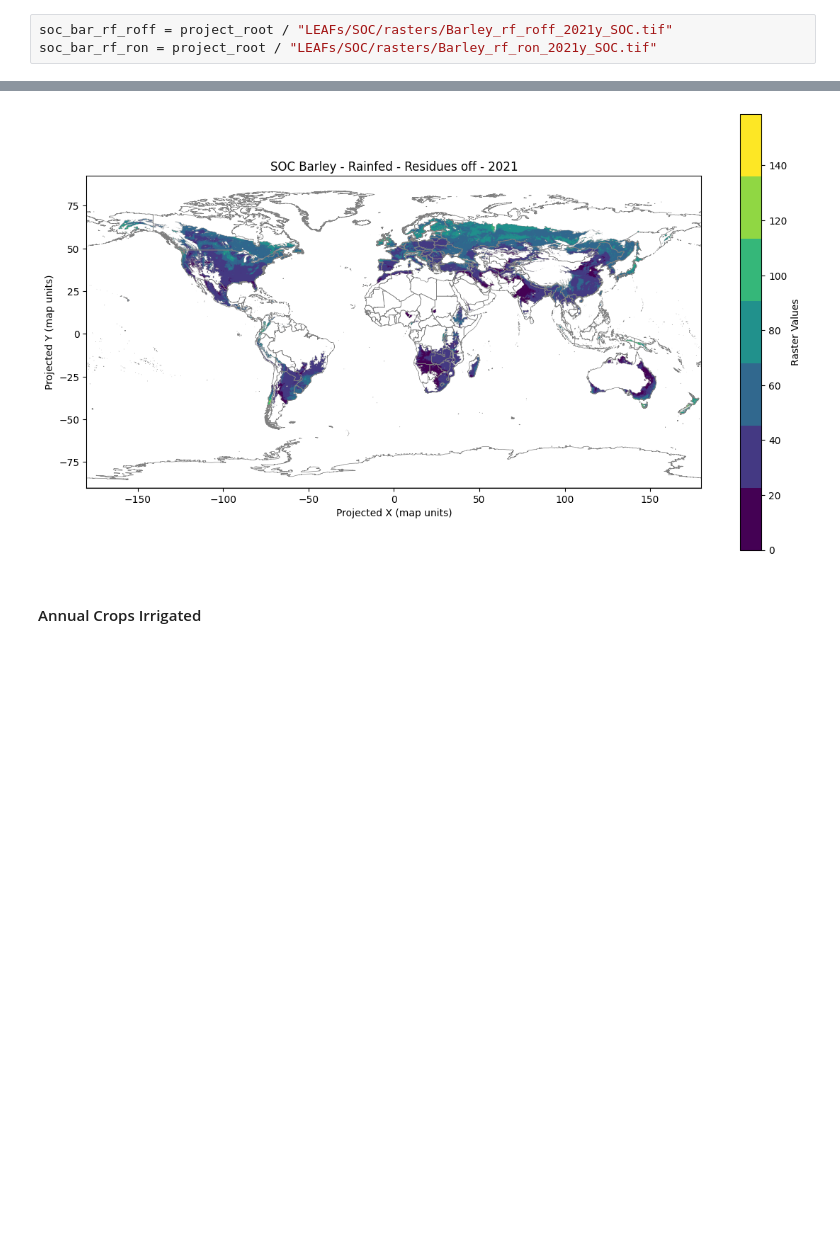
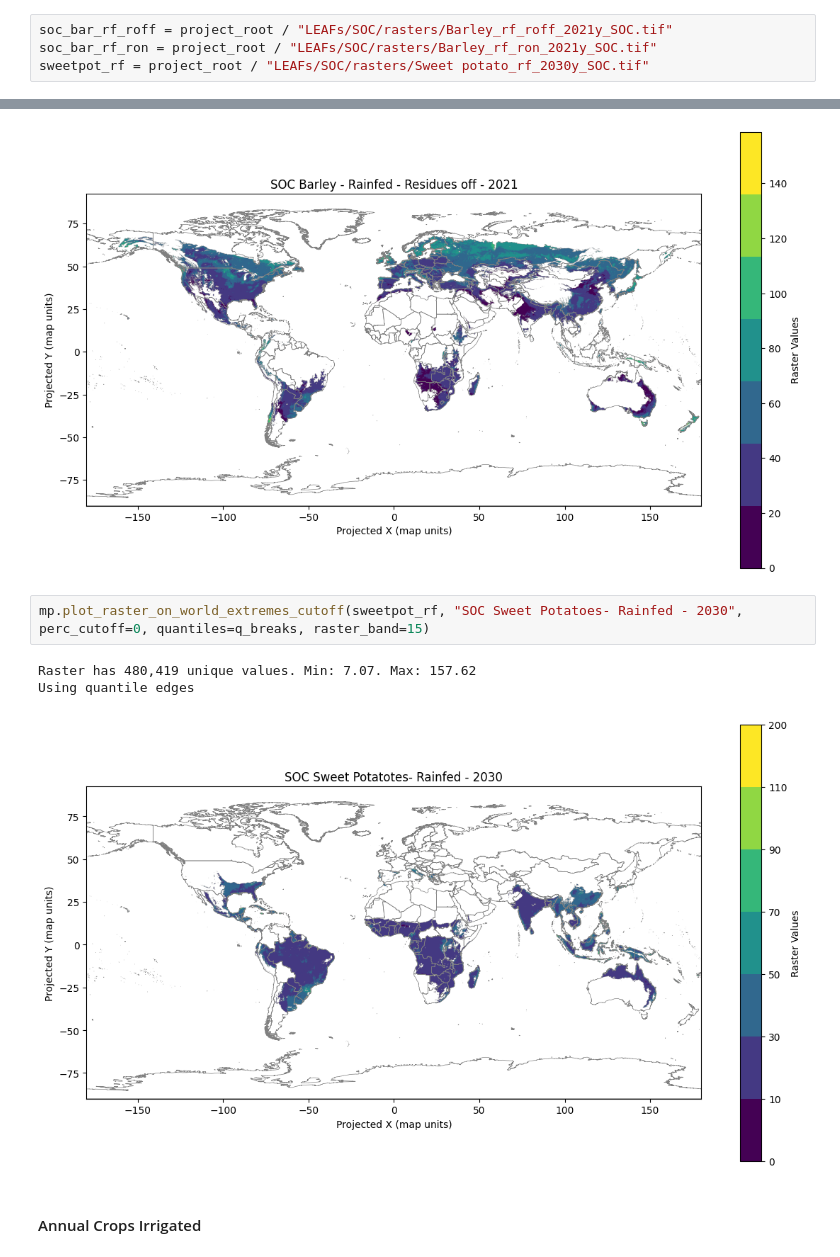
Before and after one commit to cloyolaangosto/SBTN_Test, a Jupyter notebook: documentation/SOC_Support/FAO_GAEZ_lu_yields.ipynb, the cells around one changed output, grey strips where cells are left out. Saved outputs shown, nothing was run; the diff lists cells and outputs as text; blank space fills up the shorter version.

Commit message:
rerun sweet potatotes with correct yields input. tested apples country averages succesfully.

```diff
--- a/documentation/SOC_Support/FAO_GAEZ_lu_yields.ipynb
+++ b/documentation/SOC_Support/FAO_GAEZ_lu_yields.ipynb
@@ -617,4 +550,5 @@ Checking results...
 # %%
 soc_bar_rf_roff = project_root / "LEAFs/SOC/rasters/Barley_rf_roff_2021y_SOC.tif"
 soc_bar_rf_ron = project_root / "LEAFs/SOC/rasters/Barley_rf_ron_2021y_SOC.tif"
+sweetpot_rf = project_root / "LEAFs/SOC/rasters/Sweet potato_rf_2030y_SOC.tif"
 # %%
@@ -671,6 +605,12 @@ Raster has 821,389 unique values. Min: 5.24. Max: 158.77
 Using quantiles
 All positives route (quantiles)
 [figure]
+# %%
+mp.plot_raster_on_world_extremes_cutoff(sweetpot_rf, "SOC Sweet Potatoes- Rainfed - 2030", perc_cutoff=0, quantiles=q_breaks, raster_band=15)
+# %% [output]
+Raster has 480,419 unique values. Min: 7.07. Max: 157.62
+Using quantile edges
+[figure, added]
 # %% [markdown]
 #### Annual Crops Irrigated
 # %%
```
Also changed, not shown: parts of 13 cells of this notebook, 3 other files.
